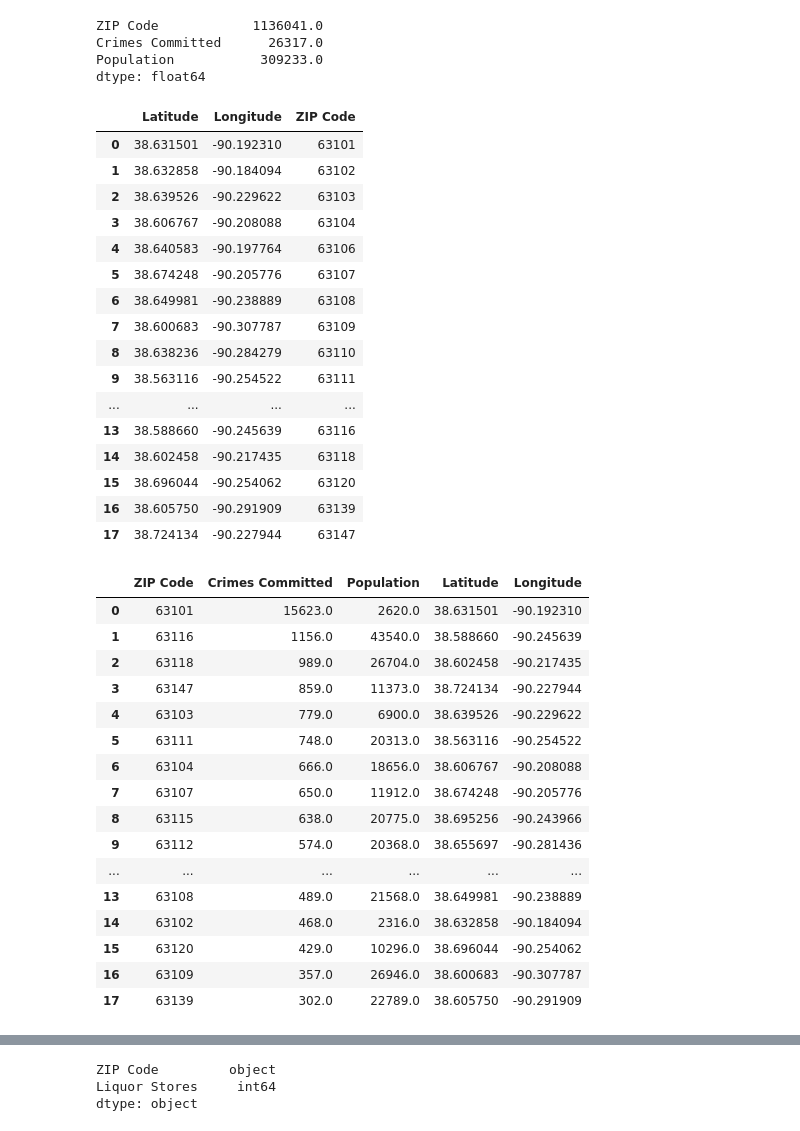
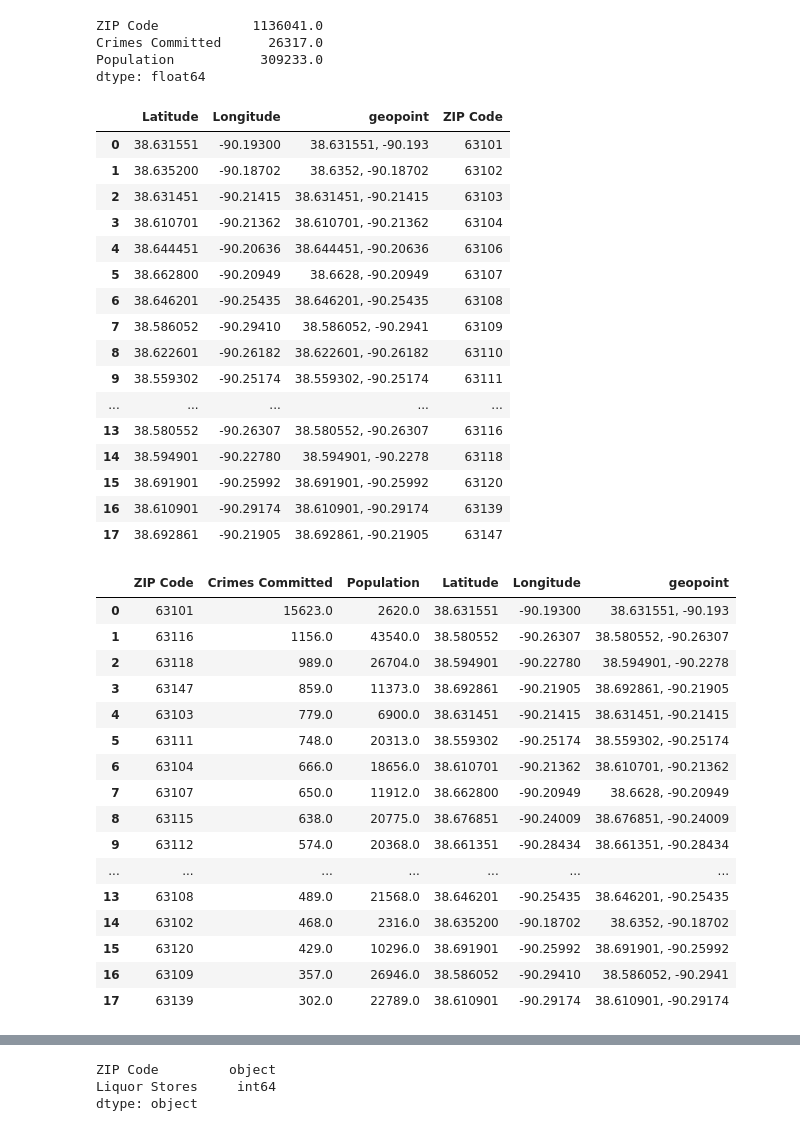
Before and after one commit to lonnykramer/project_one, a Jupyter notebook: project_code/liquor_store_project-Copy1.ipynb, the cells around one changed output, grey strips where cells are left out. Cells and saved outputs as stored; diff of their text form; code cells hidden in the pictures.

Commit message:
Add files via upload
i re-ran the code using the revised lat/long csv making corrections for the column changes i made to the csv.  please review and approve.

```diff
--- a/project_code/liquor_store_project-Copy1.ipynb
+++ b/project_code/liquor_store_project-Copy1.ipynb
@@ -142,51 +142,51 @@ Population           309233.0
 dtype: float64
 # %%
 lat_long = pd.read_csv("lat_long_zip.csv")
-lat_long.drop(['City', 'State', 'County'], axis=1, inplace=True)
+lat_long.drop(['City'], axis=1, inplace=True)
 lat_long = lat_long.dropna(subset=['Latitude','Longitude','Zip'])
 lat_long['Zip']=lat_long['Zip'].astype(int)
 lat_long = lat_long.rename(columns={"Zip": "ZIP Code"})
 lat_long
 # %% [output]
-|  | Latitude | Longitude | ZIP Code |
-| 0 | 38.631501 | -90.192310 | 63101 |
-| 1 | 38.632858 | -90.184094 | 63102 |
-| 2 | 38.639526 | -90.229622 | 63103 |
-| 3 | 38.606767 | -90.208088 | 63104 |
-| 4 | 38.640583 | -90.197764 | 63106 |
-| 5 | 38.674248 | -90.205776 | 63107 |
-| 6 | 38.649981 | -90.238889 | 63108 |
-| 7 | 38.600683 | -90.307787 | 63109 |
-| 8 | 38.638236 | -90.284279 | 63110 |
-| 9 | 38.563116 | -90.254522 | 63111 |
-| ... | ... | ... | ... |
-| 13 | 38.588660 | -90.245639 | 63116 |
-| 14 | 38.602458 | -90.217435 | 63118 |
-| 15 | 38.696044 | -90.254062 | 63120 |
-| 16 | 38.605750 | -90.291909 | 63139 |
-| 17 | 38.724134 | -90.227944 | 63147 |
+|  | Latitude | Longitude | geopoint | ZIP Code |
+| 0 | 38.631551 | -90.19300 | 38.631551, -90.193 | 63101 |
+| 1 | 38.635200 | -90.18702 | 38.6352, -90.18702 | 63102 |
+| 2 | 38.631451 | -90.21415 | 38.631451, -90.21415 | 63103 |
+| 3 | 38.610701 | -90.21362 | 38.610701, -90.21362 | 63104 |
+| 4 | 38.644451 | -90.20636 | 38.644451, -90.20636 | 63106 |
+| 5 | 38.662800 | -90.20949 | 38.6628, -90.20949 | 63107 |
+| 6 | 38.646201 | -90.25435 | 38.646201, -90.25435 | 63108 |
+| 7 | 38.586052 | -90.29410 | 38.586052, -90.2941 | 63109 |
+| 8 | 38.622601 | -90.26182 | 38.622601, -90.26182 | 63110 |
+| 9 | 38.559302 | -90.25174 | 38.559302, -90.25174 | 63111 |
+| ... | ... | ... | ... | ... |
+| 13 | 38.580552 | -90.26307 | 38.580552, -90.26307 | 63116 |
+| 14 | 38.594901 | -90.22780 | 38.594901, -90.2278 | 63118 |
+| 15 | 38.691901 | -90.25992 | 38.691901, -90.25992 | 63120 |
+| 16 | 38.610901 | -90.29174 | 38.610901, -90.29174 | 63139 |
+| 17 | 38.692861 | -90.21905 | 38.692861, -90.21905 | 63147 |
 # %%
 lat_long.dtypes
 final_df = pd.merge(clean_zip_df,lat_long, on="ZIP Code", how="outer")
 final_df
 # %% [output]
-|  | ZIP Code | Crimes Committed | Population | Latitude | Longitude |
-| 0 | 63101 | 15623.0 | 2620.0 | 38.631501 | -90.192310 |
-| 1 | 63116 | 1156.0 | 43540.0 | 38.588660 | -90.245639 |
-| 2 | 63118 | 989.0 | 26704.0 | 38.602458 | -90.217435 |
-| 3 | 63147 | 859.0 | 11373.0 | 38.724134 | -90.227944 |
-| 4 | 63103 | 779.0 | 6900.0 | 38.639526 | -90.229622 |
-| 5 | 63111 | 748.0 | 20313.0 | 38.563116 | -90.254522 |
-| 6 | 63104 | 666.0 | 18656.0 | 38.606767 | -90.208088 |
-| 7 | 63107 | 650.0 | 11912.0 | 38.674248 | -90.205776 |
-| 8 | 63115 | 638.0 | 20775.0 | 38.695256 | -90.243966 |
-| 9 | 63112 | 574.0 | 20368.0 | 38.655697 | -90.281436 |
-| ... | ... | ... | ... | ... | ... |
-| 13 | 63108 | 489.0 | 21568.0 | 38.649981 | -90.238889 |
-| 14 | 63102 | 468.0 | 2316.0 | 38.632858 | -90.184094 |
-| 15 | 63120 | 429.0 | 10296.0 | 38.696044 | -90.254062 |
-| 16 | 63109 | 357.0 | 26946.0 | 38.600683 | -90.307787 |
-| 17 | 63139 | 302.0 | 22789.0 | 38.605750 | -90.291909 |
+|  | ZIP Code | Crimes Committed | Population | Latitude | Longitude | geopoint |
+| 0 | 63101 | 15623.0 | 2620.0 | 38.631551 | -90.19300 | 38.631551, -90.193 |
+| 1 | 63116 | 1156.0 | 43540.0 | 38.580552 | -90.26307 | 38.580552, -90.26307 |
+| 2 | 63118 | 989.0 | 26704.0 | 38.594901 | -90.22780 | 38.594901, -90.2278 |
+| 3 | 63147 | 859.0 | 11373.0 | 38.692861 | -90.21905 | 38.692861, -90.21905 |
+| 4 | 63103 | 779.0 | 6900.0 | 38.631451 | -90.21415 | 38.631451, -90.21415 |
+| 5 | 63111 | 748.0 | 20313.0 | 38.559302 | -90.25174 | 38.559302, -90.25174 |
+| 6 | 63104 | 666.0 | 18656.0 | 38.610701 | -90.21362 | 38.610701, -90.21362 |
+| 7 | 63107 | 650.0 | 11912.0 | 38.662800 | -90.20949 | 38.6628, -90.20949 |
+| 8 | 63115 | 638.0 | 20775.0 | 38.676851 | -90.24009 | 38.676851, -90.24009 |
+| 9 | 63112 | 574.0 | 20368.0 | 38.661351 | -90.28434 | 38.661351, -90.28434 |
+| ... | ... | ... | ... | ... | ... | ... |
+| 13 | 63108 | 489.0 | 21568.0 | 38.646201 | -90.25435 | 38.646201, -90.25435 |
+| 14 | 63102 | 468.0 | 2316.0 | 38.635200 | -90.18702 | 38.6352, -90.18702 |
+| 15 | 63120 | 429.0 | 10296.0 | 38.691901 | -90.25992 | 38.691901, -90.25992 |
+| 16 | 63109 | 357.0 | 26946.0 | 38.586052 | -90.29410 | 38.586052, -90.2941 |
+| 17 | 63139 | 302.0 | 22789.0 | 38.610901 | -90.29174 | 38.610901, -90.29174 |
 # %%
 
 
```
Also changed, not shown: parts of 7 cells of this notebook.
